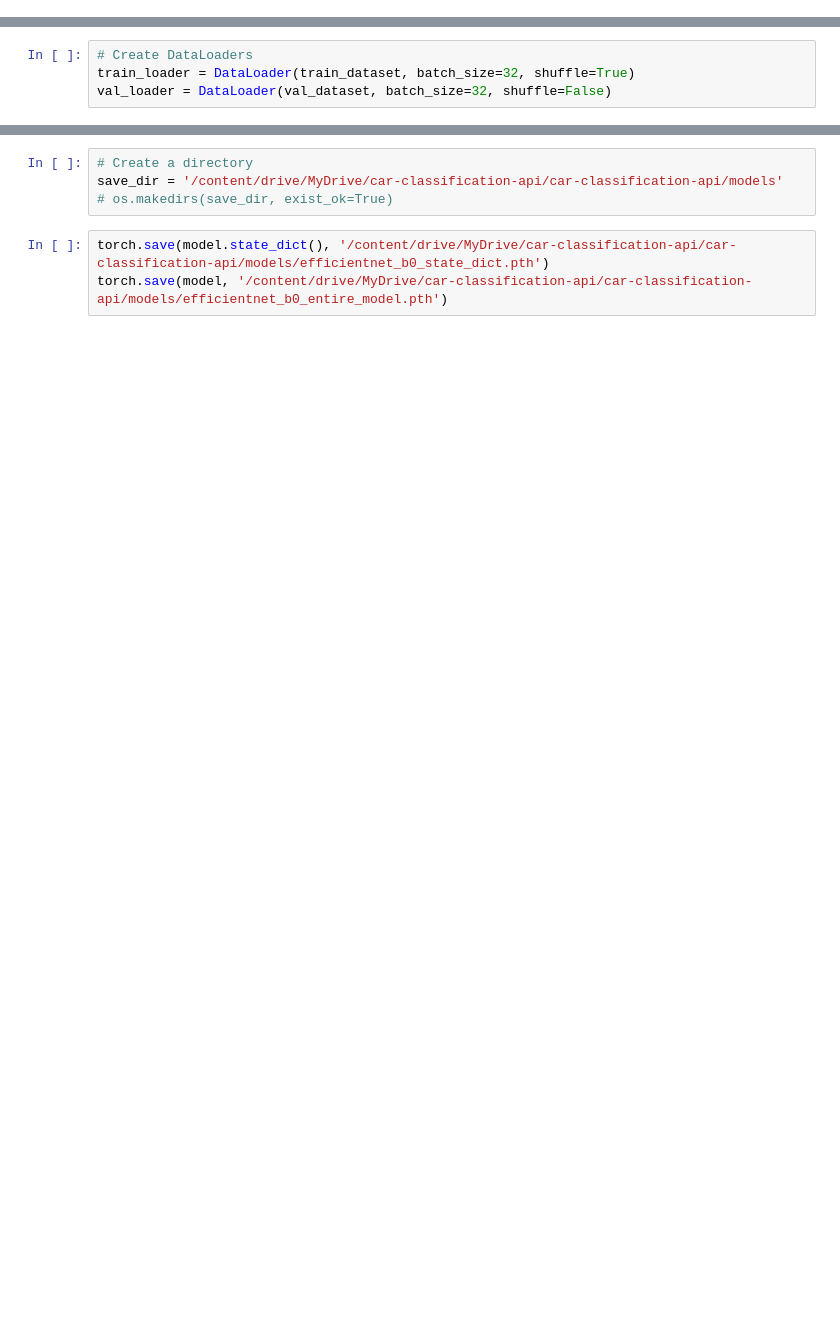
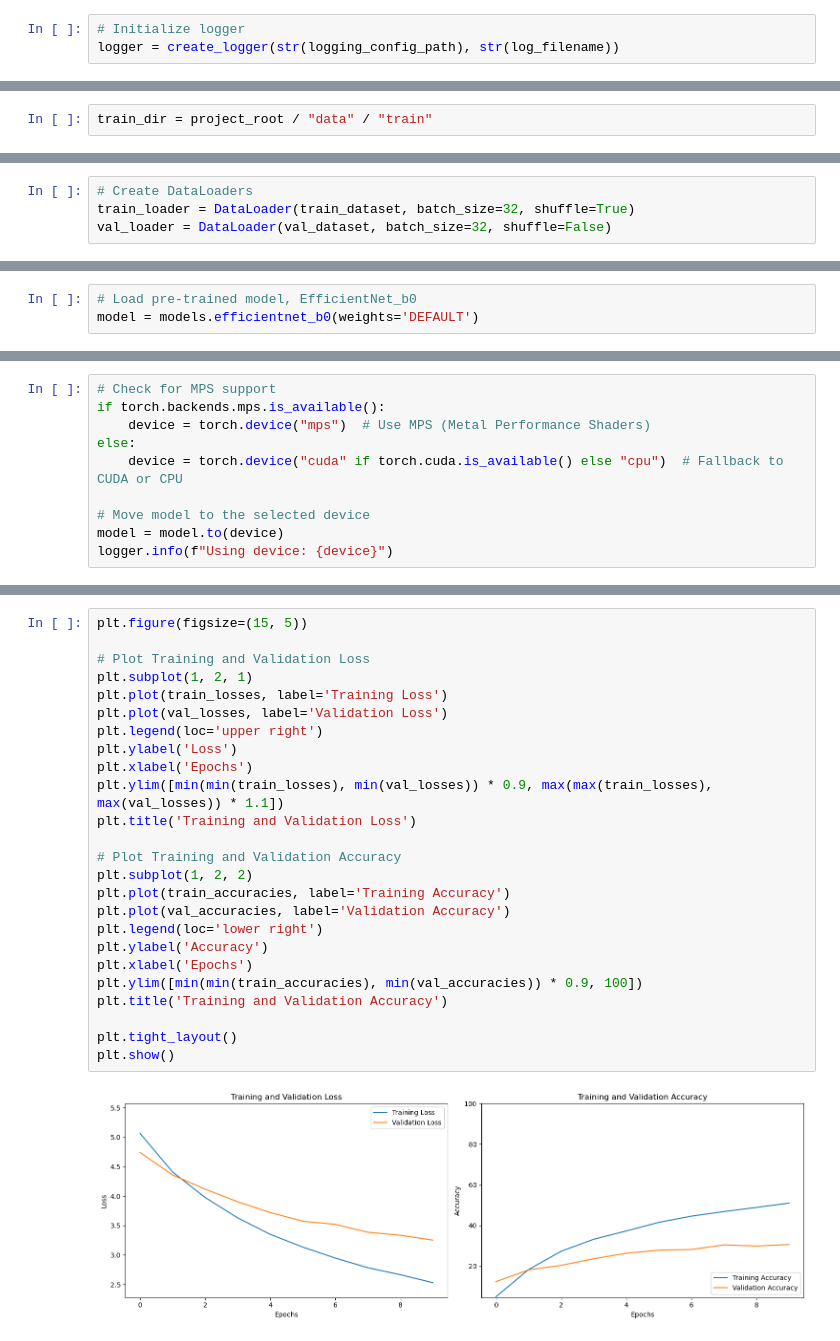
Before and after one commit to ngjasmine/car-classification-api, a Jupyter notebook: notebooks/colab/test2 - efficientnet.ipynb, the cells around one changed output, grey strips where cells are left out. Cells and saved outputs as stored; diff of their text form; blank space fills up the shorter version.

Commit message:
Added comment at start of notebook. Added logging. Removed colab cells of code.

```diff
--- a/notebooks/colab/test2 - efficientnet.ipynb
+++ b/notebooks/colab/test2 - efficientnet.ipynb
@@ -63,0 +36,3 @@ import pandas as pd
+# %%
+# Initialize logger
+logger = create_logger(str(logging_config_path), str(log_filename))
@@ -103,0 +69,2 @@ class CustomDataset(torch.utils.data.Dataset):
+# %%
+train_dir = project_root / "data" / "train"
@@ -159,3 +96,6 @@ Downloading: "https://download.pytorch.org/models/efficientnet_b0_rwightman-7f58
+# %%
+# Load pre-trained model, EfficientNet_b0
+model = models.efficientnet_b0(weights='DEFAULT')
 # %%
 print(model)
 # %% [output]
@@ -182,0 +151,10 @@ model = model.to(device)
+# %%
+# Check for MPS support
+if torch.backends.mps.is_available():
+    device = torch.device("mps")  # Use MPS (Metal Performance Shaders)
+else:
+    device = torch.device("cuda" if torch.cuda.is_available() else "cpu")  # Fallback to CUDA or CPU
+
+# Move model to the selected device
+model = model.to(device)
+logger.info(f"Using device: {device}")
@@ -223,7 +255,27 @@ Epoch 10/10, Loss: 0.2036
-# %%
-# Create a directory
-save_dir = '/content/drive/MyDrive/car-classification-api/car-classification-api/models'
-# os.makedirs(save_dir, exist_ok=True)
-# %%
-torch.save(model.state_dict(), '/content/drive/MyDrive/car-classification-api/car-classification-api/models/efficientnet_b0_state_dict.pth')
-torch.save(model, '/content/drive/MyDrive/car-classification-api/car-classification-api/models/efficientnet_b0_entire_model.pth')
+# %%
+plt.figure(figsize=(15, 5))
+
+# Plot Training and Validation Loss
+plt.subplot(1, 2, 1)
+plt.plot(train_losses, label='Training Loss')
+plt.plot(val_losses, label='Validation Loss')
+plt.legend(loc='upper right')
+plt.ylabel('Loss')
+plt.xlabel('Epochs')
+plt.ylim([min(min(train_losses), min(val_losses)) * 0.9, max(max(train_losses), max(val_losses)) * 1.1])
+plt.title('Training and Validation Loss')
+
+# Plot Training and Validation Accuracy
+plt.subplot(1, 2, 2)
+plt.plot(train_accuracies, label='Training Accuracy')
+plt.plot(val_accuracies, label='Validation Accuracy')
+plt.legend(loc='lower right')
+plt.ylabel('Accuracy')
+plt.xlabel('Epochs')
+plt.ylim([min(min(train_accuracies), min(val_accuracies)) * 0.9, 100])
+plt.title('Training and Validation Accuracy')
+
+plt.tight_layout()
+plt.show()
+# %% [output]
+[figure, added]
```
Also changed, not shown: parts of 34 cells of this notebook.
